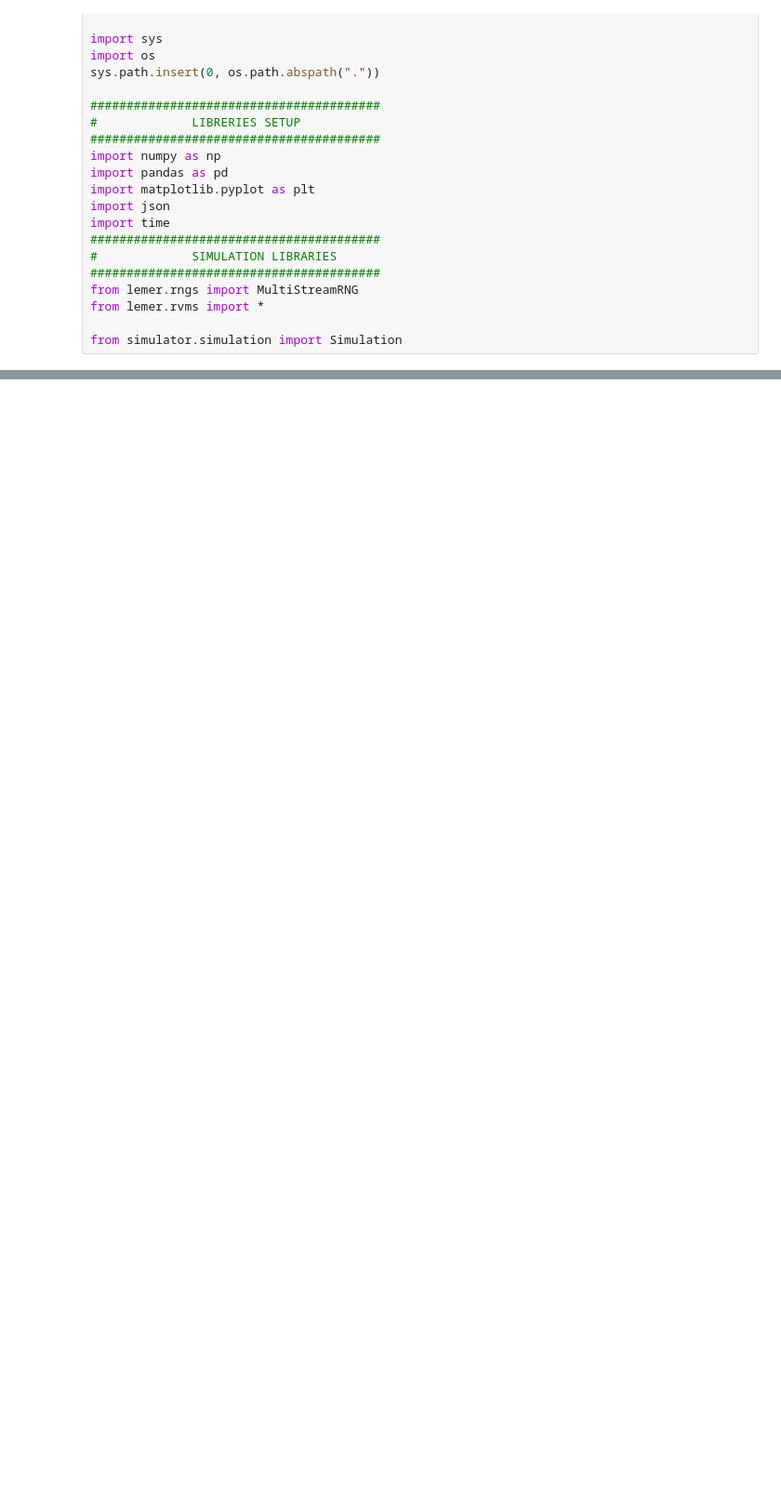
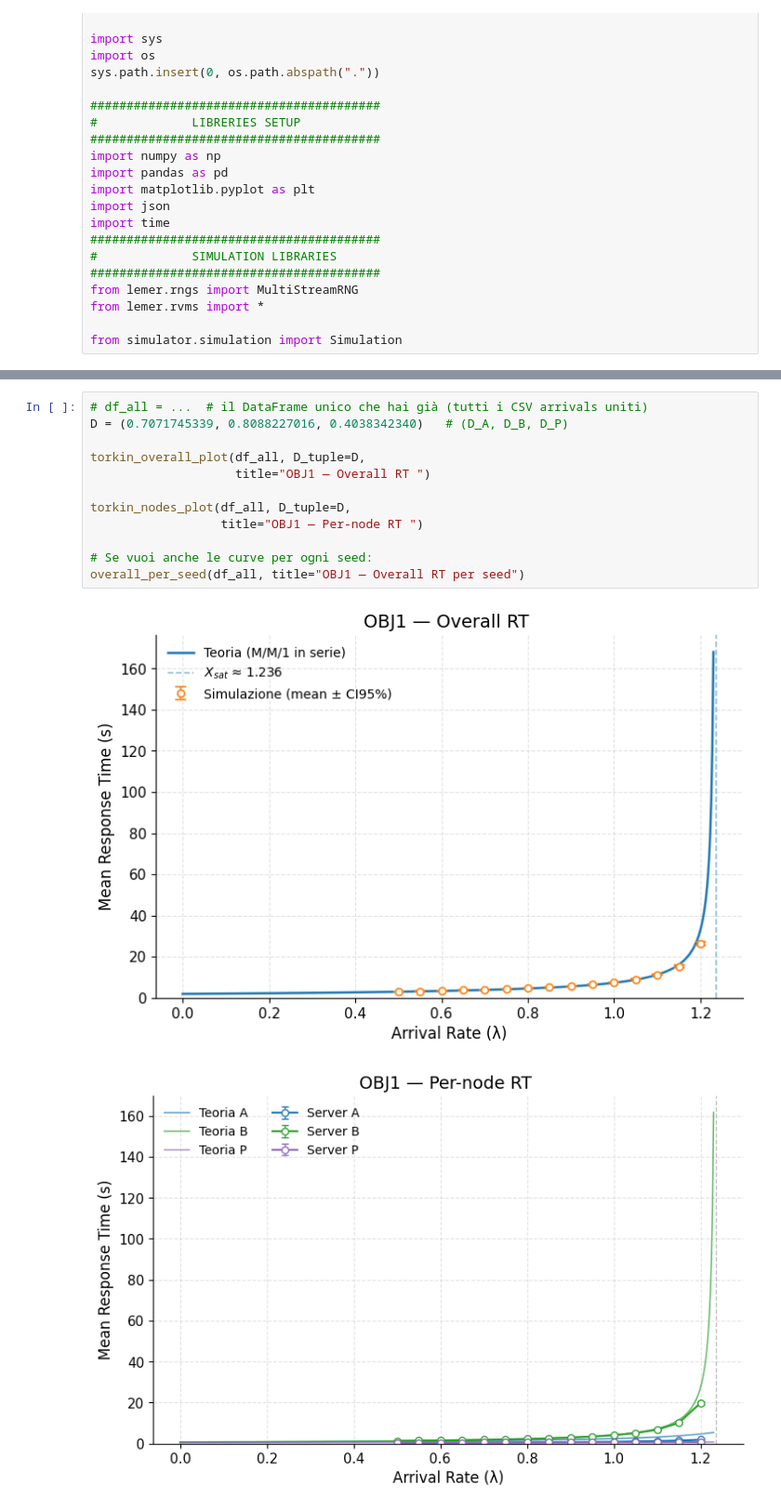
Before and after one commit to Dissan97/PMCNS-PROJECT, a Jupyter notebook: Project.ipynb, the cells around one changed output, grey strips where cells are left out. Shown at 93% size. Cells and saved outputs as stored; diff of their text form; blank space fills up the shorter version.

```diff
--- a/Project.ipynb
+++ b/Project.ipynb
@@ -91,0 +874,15 @@ simulation 15/15 with arrival rate 1.2 completed. 19.794 seconds
+# %%
+# df_all = ...  # il DataFrame unico che hai già (tutti i CSV arrivals uniti)
+D = (0.7071745339, 0.8088227016, 0.4038342340)   # (D_A, D_B, D_P)
+
+torkin_overall_plot(df_all, D_tuple=D,
+                    title="OBJ1 — Overall RT ")
+
+torkin_nodes_plot(df_all, D_tuple=D,
+                  title="OBJ1 — Per-node RT ")
+
+# Se vuoi anche le curve per ogni seed:
+overall_per_seed(df_all, title="OBJ1 — Overall RT per seed")
+# %% [output]
+[figure, added]
+[figure, added]
```
Also changed, not shown: parts of 22 cells of this notebook, 2 other files.
